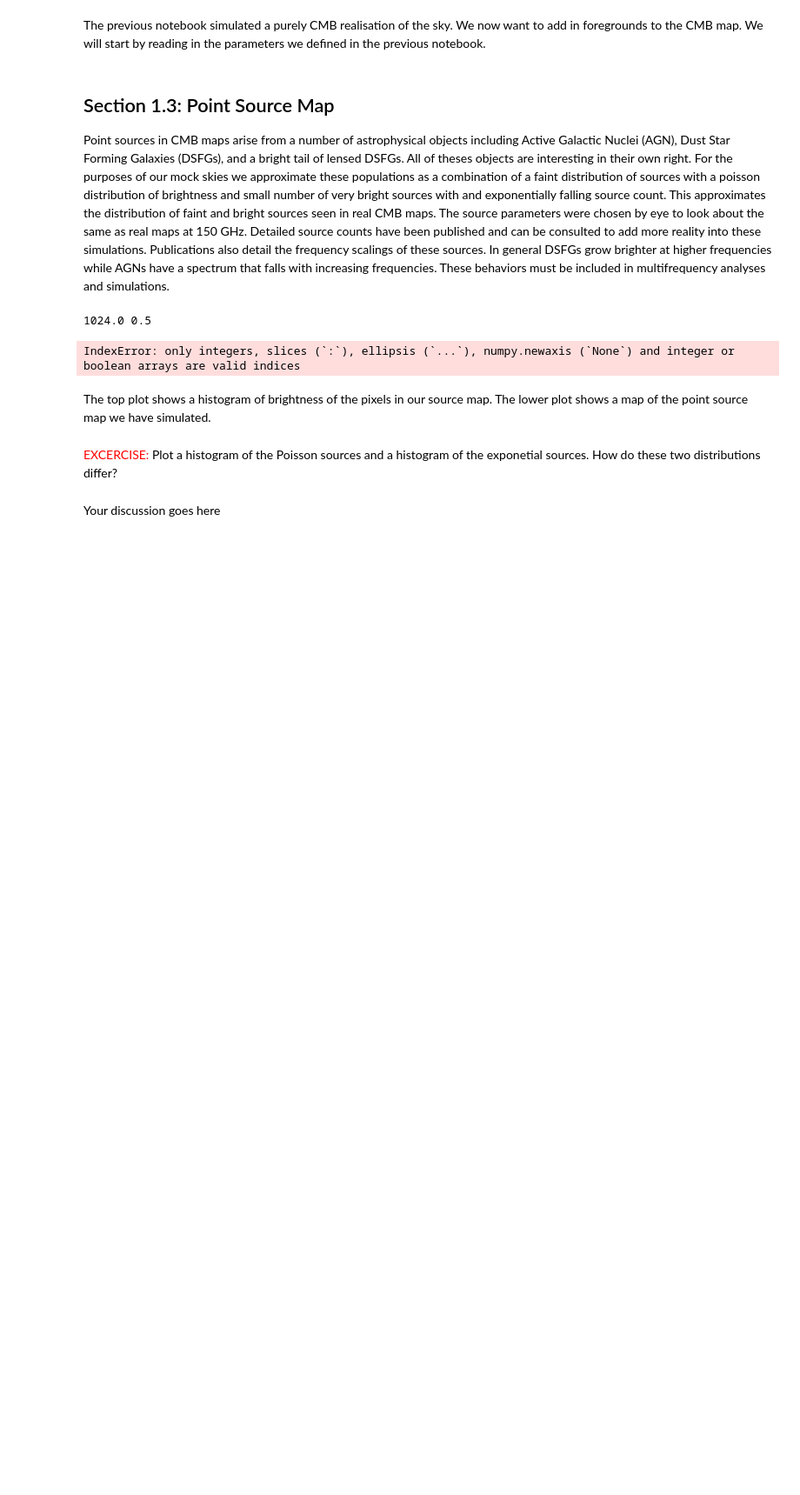
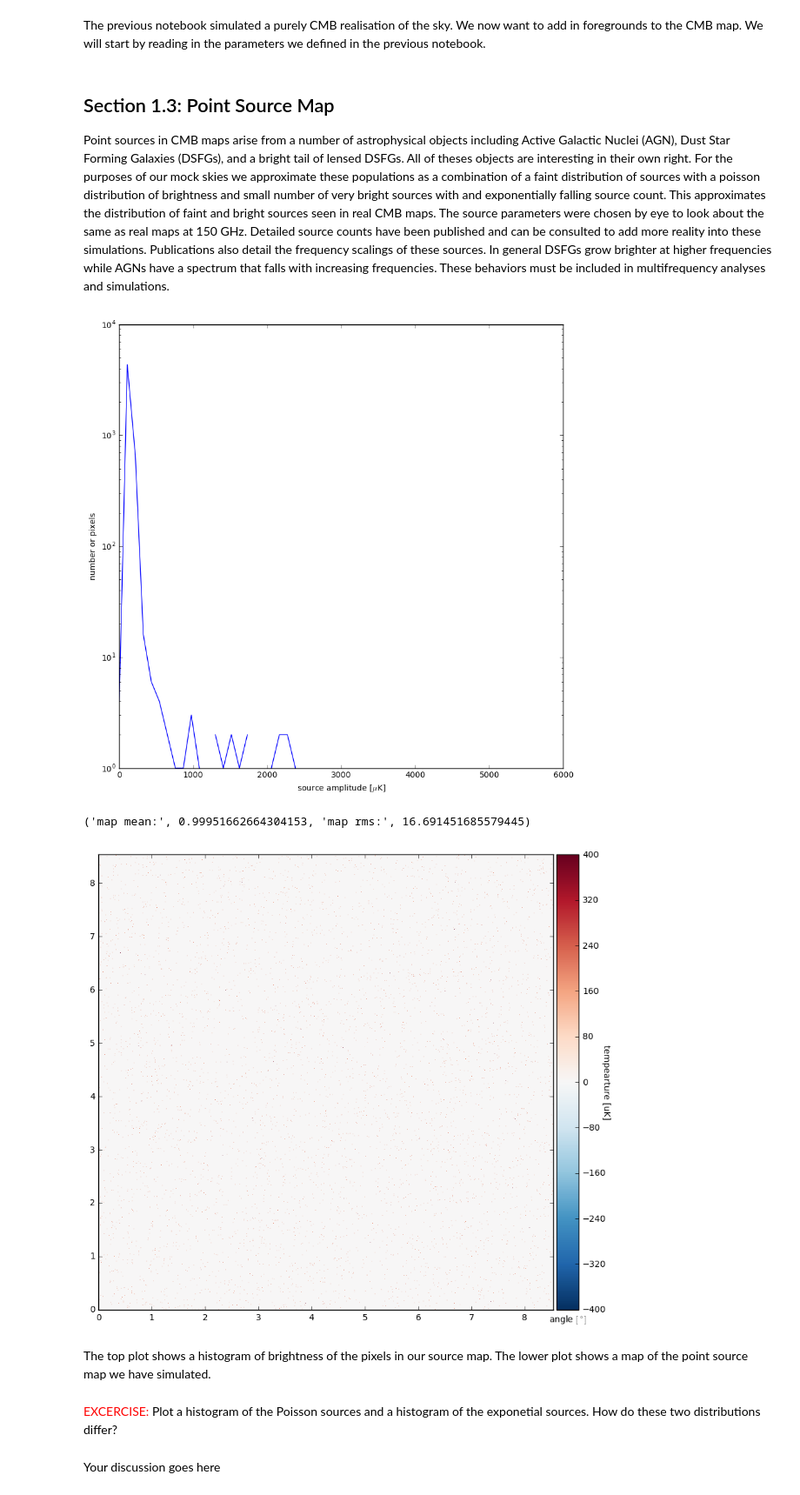
Before and after one commit to cpvargas/CosmoAndes, a Jupyter notebook: MesoAmerican_Workshop_PartTwo.ipynb, the cells around one changed output. Shown at 87% size. Cells and saved outputs as stored; diff of their text form; code cells hidden in the pictures; blank space fills up the shorter version.

```diff
--- a/MesoAmerican_Workshop_PartTwo.ipynb
+++ b/MesoAmerican_Workshop_PartTwo.ipynb
@@ -45,8 +45,8 @@ def Poisson_source_component(N,pix_size,Number_of_Sources,Amplitude_of_Sources):
     i = 0.
     # we throw random numbers repeatedly with amplitudes given by a Poisson distribution around the mean amplitude
     while (i < Number_of_Sources):
-        pix_x = N*np.random.rand()
-        pix_y = N*np.random.rand()
+        pix_x = int(N*np.random.rand())
+        pix_y = int(N*np.random.rand())
         PSMap[pix_x,pix_y] += np.random.poisson(Amplitude_of_Sources)
         i = i + 1
 
@@ -54,37 +54,39 @@ def Poisson_source_component(N,pix_size,Number_of_Sources,Amplitude_of_Sources):
   ###############################
 
 def Exponential_source_component(N,pix_size,Number_of_Sources_EX,Amplitude_of_Sources_EX):
     "makes a realization of a naive exponentially-distributed point source map"
     PSMap = np.zeros([int(N),int(N)])
     i = 0.
     # we throw random numbers repeatedly with amplitudes given by an exponential distribution around the mean amplitude
     while (i < Number_of_Sources_EX):
-        pix_x = N*np.random.rand()
-        pix_y = N*np.random.rand()
+        pix_x = int(N*np.random.rand())
+        pix_y = int(N*np.random.rand())
+
         PSMap[pix_x,pix_y] += np.random.exponential(Amplitude_of_Sources_EX)
         i = i + 1
 
     return(PSMap)
   ###############################
 
 ## make a point source map
 
 PSMap = Poisson_source_component(N,pix_size,Number_of_Sources,Amplitude_of_Sources)
 PSMap +=  Exponential_source_component(N,pix_size,Number_of_Sources_EX,Amplitude_of_Sources_EX)
 
 
 
 hist,bin_edges = np.histogram(PSMap,bins = 50,range=[.001,PSMap.max()])
 plt.figure(figsize=(10,10))
 plt.semilogy(bin_edges[0:-1],hist)
 plt.xlabel('source amplitude [$\mu$K]')
 plt.ylabel('number or pixels')
 plt.show()
 
 p=Plot_CMB_Map(PSMap,c_min,c_max,X_width,Y_width)
 # %% [output]
+[figure, added]
-1024.0 0.5
+('map mean:', 0.99951662664304153, 'map rms:', 16.691451685579445)
-IndexError: only integers, slices (`:`), ellipsis (`...`), numpy.newaxis (`None`) and integer or boolean arrays are valid indices
+[figure, added]
 # %% [markdown]
 The top plot shows a histogram of brightness of the pixels in our source map.   The lower plot shows a map of the point source map we have simulated.
 # %% [markdown]
```
Also changed, not shown: parts of 3 cells of this notebook, 5 other files.
